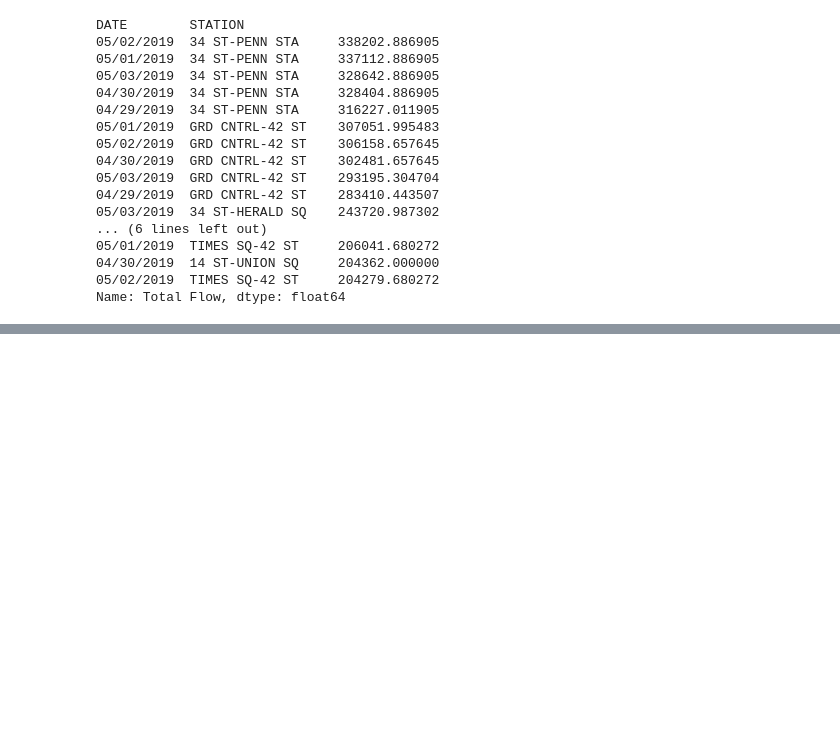
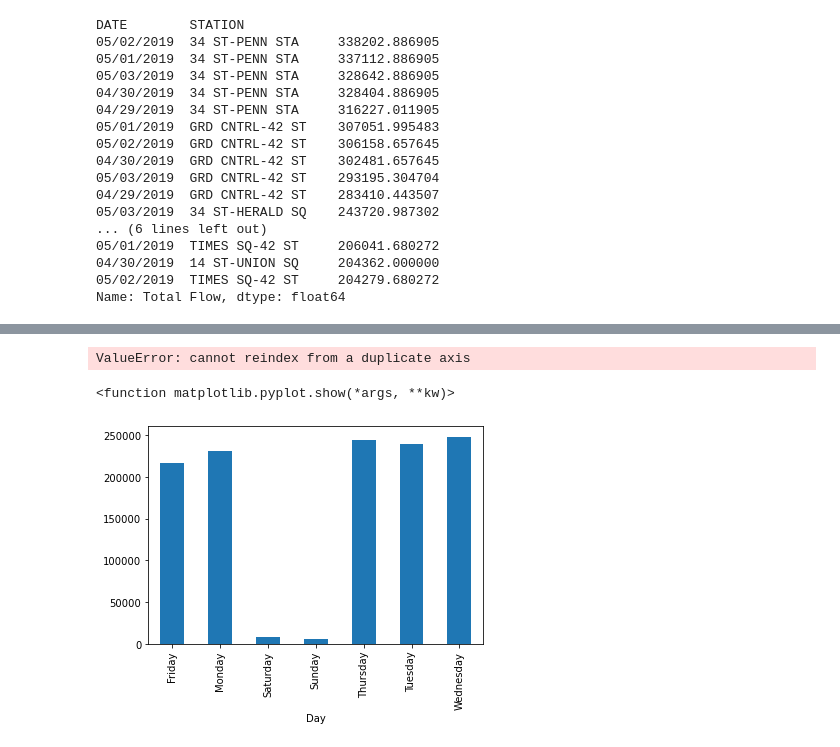
Before and after one commit to ejfeldman7/Metis_Project_1, a Jupyter notebook: first_notebook.ipynb, the cells around one changed output, grey strips where cells are left out. Drawn from its saved outputs; the diff is of its cells as text; code cells hidden in the pictures; blank space fills up the shorter version.

```diff
--- a/first_notebook.ipynb
+++ b/first_notebook.ipynb
@@ -222,0 +255,8 @@ Name: Total Flow, dtype: float64
+# %%
+ax = plt.subplot(111)
+ax.bar(x, y, width=0.5, color='b', align='center')
+ax.bar(x, z, width=0.5, color='g', align='center')
+ax.bar(x, k, width=0.5, color='r', align='center')
+ax.xaxis_date()
+# %% [output]
+ValueError: cannot reindex from a duplicate axis
@@ -223,3 +266,9 @@ Name: Total Flow, dtype: float64
+# %%
+total.plot(x='date',y='flow through',kind='bar')
+plt.show
+# %% [output]
+<function matplotlib.pyplot.show(*args, **kw)>
+[figure, added]
 # %%
 df2 = pd.read_csv('http://web.mta.info/developers/data/nyct/turnstile/turnstile_190511.txt')
 df3 = pd.read_csv('http://web.mta.info/developers/data/nyct/turnstile/turnstile_190518.txt')
```
Also changed, not shown: parts of 6 cells of this notebook.
